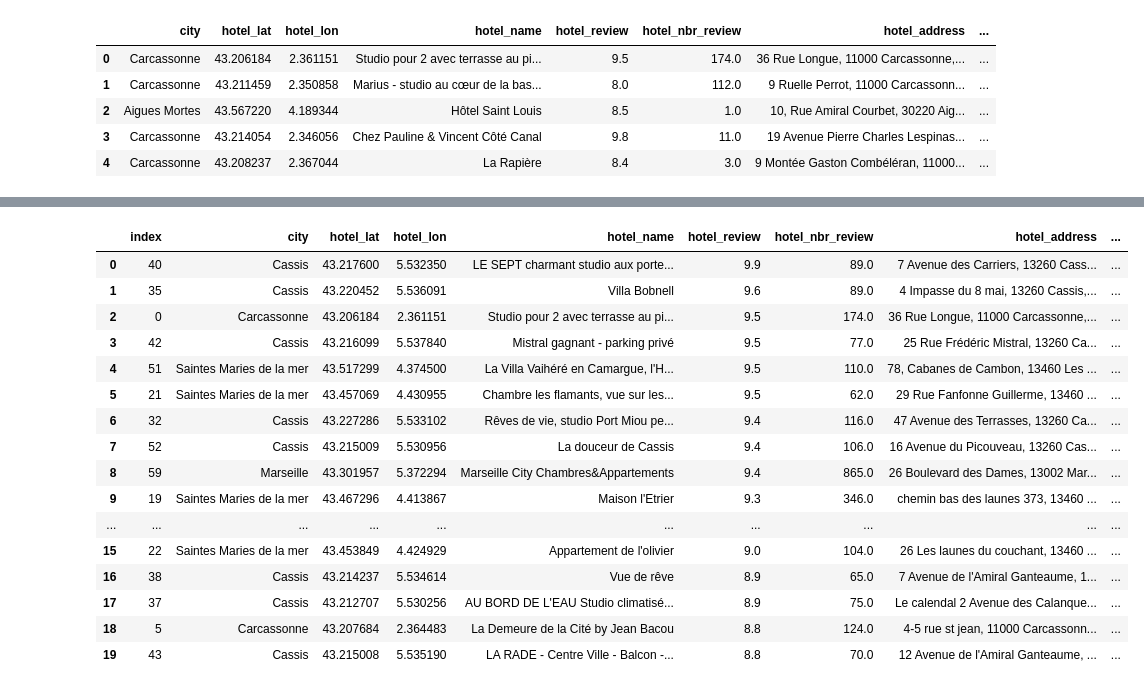
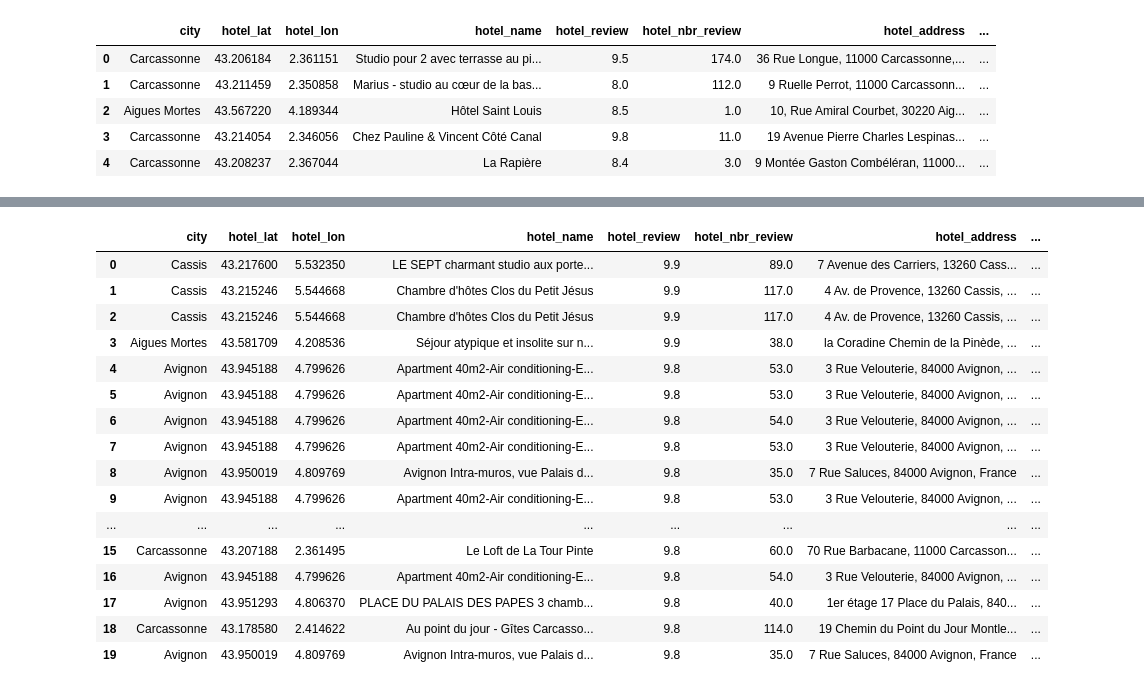
Before and after one commit to erbmatr/kayak, a Jupyter notebook: EDA.ipynb, the cells around one changed output, grey strips where cells are left out. Cells and saved outputs as stored; diff of their text form; code cells hidden in the pictures.

```diff
--- a/EDA.ipynb
+++ b/EDA.ipynb
@@ -108,27 +93,27 @@ WHERE pg_catalog.pg_class.relname = %(table_name)s AND pg_catalog.pg_class.relki
 # %%
 #Apply a mask with the conditions needed : the review and the nbr of review
 conditions = (df['hotel_review']>8.7) & (df['hotel_nbr_review'] > 30)
 top_hotels = df[conditions]
-top20_hotels = pd.DataFrame(top_hotels.iloc[:20,:]).sort_values(['hotel_review'],ascending=False).reset_index()
+top20_hotels = top_hotels.sort_values('hotel_review', ascending=False).head(20).reset_index(drop=True)
 top20_hotels
 # %% [output]
-|  | index | city | hotel_lat | hotel_lon | hotel_name | hotel_review | hotel_nbr_review | hotel_address | ... |
-| 0 | 40 | Cassis | 43.217600 | 5.532350 | LE SEPT charmant studio aux porte... | 9.9 | 89.0 | 7 Avenue des Carriers, 13260 Cass... | ... |
-| 1 | 35 | Cassis | 43.220452 | 5.536091 | Villa Bobnell | 9.6 | 89.0 | 4 Impasse du 8 mai, 13260 Cassis,... | ... |
-| 2 | 0 | Carcassonne | 43.206184 | 2.361151 | Studio pour 2 avec terrasse au pi... | 9.5 | 174.0 | 36 Rue Longue, 11000 Carcassonne,... | ... |
-| 3 | 42 | Cassis | 43.216099 | 5.537840 | Mistral gagnant - parking privé | 9.5 | 77.0 | 25 Rue Frédéric Mistral, 13260 Ca... | ... |
-| 4 | 51 | Saintes Maries de la mer | 43.517299 | 4.374500 | La Villa Vaihéré en Camargue, l'H... | 9.5 | 110.0 | 78, Cabanes de Cambon, 13460 Les ... | ... |
-| 5 | 21 | Saintes Maries de la mer | 43.457069 | 4.430955 | Chambre les flamants, vue sur les... | 9.5 | 62.0 | 29 Rue Fanfonne Guillerme, 13460 ... | ... |
-| 6 | 32 | Cassis | 43.227286 | 5.533102 | Rêves de vie, studio Port Miou pe... | 9.4 | 116.0 | 47 Avenue des Terrasses, 13260 Ca... | ... |
-| 7 | 52 | Cassis | 43.215009 | 5.530956 | La douceur de Cassis | 9.4 | 106.0 | 16 Avenue du Picouveau, 13260 Cas... | ... |
-| 8 | 59 | Marseille | 43.301957 | 5.372294 | Marseille City Chambres&Appartements | 9.4 | 865.0 | 26 Boulevard des Dames, 13002 Mar... | ... |
-| 9 | 19 | Saintes Maries de la mer | 43.467296 | 4.413867 | Maison l'Etrier | 9.3 | 346.0 | chemin bas des launes 373, 13460 ... | ... |
-| ... | ... | ... | ... | ... | ... | ... | ... | ... | ... |
-| 15 | 22 | Saintes Maries de la mer | 43.453849 | 4.424929 | Appartement de l'olivier | 9.0 | 104.0 | 26 Les launes du couchant, 13460 ... | ... |
-| 16 | 38 | Cassis | 43.214237 | 5.534614 | Vue de rêve | 8.9 | 65.0 | 7 Avenue de l'Amiral Ganteaume, 1... | ... |
-| 17 | 37 | Cassis | 43.212707 | 5.530256 | AU BORD DE L'EAU Studio climatisé... | 8.9 | 75.0 | Le calendal 2 Avenue des Calanque... | ... |
-| 18 | 5 | Carcassonne | 43.207684 | 2.364483 | La Demeure de la Cité by Jean Bacou | 8.8 | 124.0 | 4-5 rue st jean, 11000 Carcassonn... | ... |
-| 19 | 43 | Cassis | 43.215008 | 5.535190 | LA RADE - Centre Ville - Balcon -... | 8.8 | 70.0 | 12 Avenue de l'Amiral Ganteaume, ... | ... |
+|  | city | hotel_lat | hotel_lon | hotel_name | hotel_review | hotel_nbr_review | hotel_address | ... |
+| 0 | Cassis | 43.217600 | 5.532350 | LE SEPT charmant studio aux porte... | 9.9 | 89.0 | 7 Avenue des Carriers, 13260 Cass... | ... |
+| 1 | Cassis | 43.215246 | 5.544668 | Chambre d'hôtes Clos du Petit Jésus | 9.9 | 117.0 | 4 Av. de Provence, 13260 Cassis, ... | ... |
+| 2 | Cassis | 43.215246 | 5.544668 | Chambre d'hôtes Clos du Petit Jésus | 9.9 | 117.0 | 4 Av. de Provence, 13260 Cassis, ... | ... |
+| 3 | Aigues Mortes | 43.581709 | 4.208536 | Séjour atypique et insolite sur n... | 9.9 | 38.0 | la Coradine Chemin de la Pinède, ... | ... |
+| 4 | Avignon | 43.945188 | 4.799626 | Apartment 40m2-Air conditioning-E... | 9.8 | 53.0 | 3 Rue Velouterie, 84000 Avignon, ... | ... |
+| 5 | Avignon | 43.945188 | 4.799626 | Apartment 40m2-Air conditioning-E... | 9.8 | 53.0 | 3 Rue Velouterie, 84000 Avignon, ... | ... |
+| 6 | Avignon | 43.945188 | 4.799626 | Apartment 40m2-Air conditioning-E... | 9.8 | 54.0 | 3 Rue Velouterie, 84000 Avignon, ... | ... |
+| 7 | Avignon | 43.945188 | 4.799626 | Apartment 40m2-Air conditioning-E... | 9.8 | 53.0 | 3 Rue Velouterie, 84000 Avignon, ... | ... |
+| 8 | Avignon | 43.950019 | 4.809769 | Avignon Intra-muros, vue Palais d... | 9.8 | 35.0 | 7 Rue Saluces, 84000 Avignon, France | ... |
+| 9 | Avignon | 43.945188 | 4.799626 | Apartment 40m2-Air conditioning-E... | 9.8 | 53.0 | 3 Rue Velouterie, 84000 Avignon, ... | ... |
+| ... | ... | ... | ... | ... | ... | ... | ... | ... |
+| 15 | Carcassonne | 43.207188 | 2.361495 | Le Loft de La Tour Pinte | 9.8 | 60.0 | 70 Rue Barbacane, 11000 Carcasson... | ... |
+| 16 | Avignon | 43.945188 | 4.799626 | Apartment 40m2-Air conditioning-E... | 9.8 | 54.0 | 3 Rue Velouterie, 84000 Avignon, ... | ... |
+| 17 | Avignon | 43.951293 | 4.806370 | PLACE DU PALAIS DES PAPES 3 chamb... | 9.8 | 40.0 | 1er étage 17 Place du Palais, 840... | ... |
+| 18 | Carcassonne | 43.178580 | 2.414622 | Au point du jour - Gîtes Carcasso... | 9.8 | 114.0 | 19 Chemin du Point du Jour Montle... | ... |
+| 19 | Avignon | 43.950019 | 4.809769 | Avignon Intra-muros, vue Palais d... | 9.8 | 35.0 | 7 Rue Saluces, 84000 Avignon, France | ... |
 # %%
 # Plot the map of the top 20 hotels in the top 5 places
 fig = px.scatter_map(top20_hotels, lat="hotel_lat",
```
Also changed, not shown: parts of 2 cells of this notebook, 2 other files.
